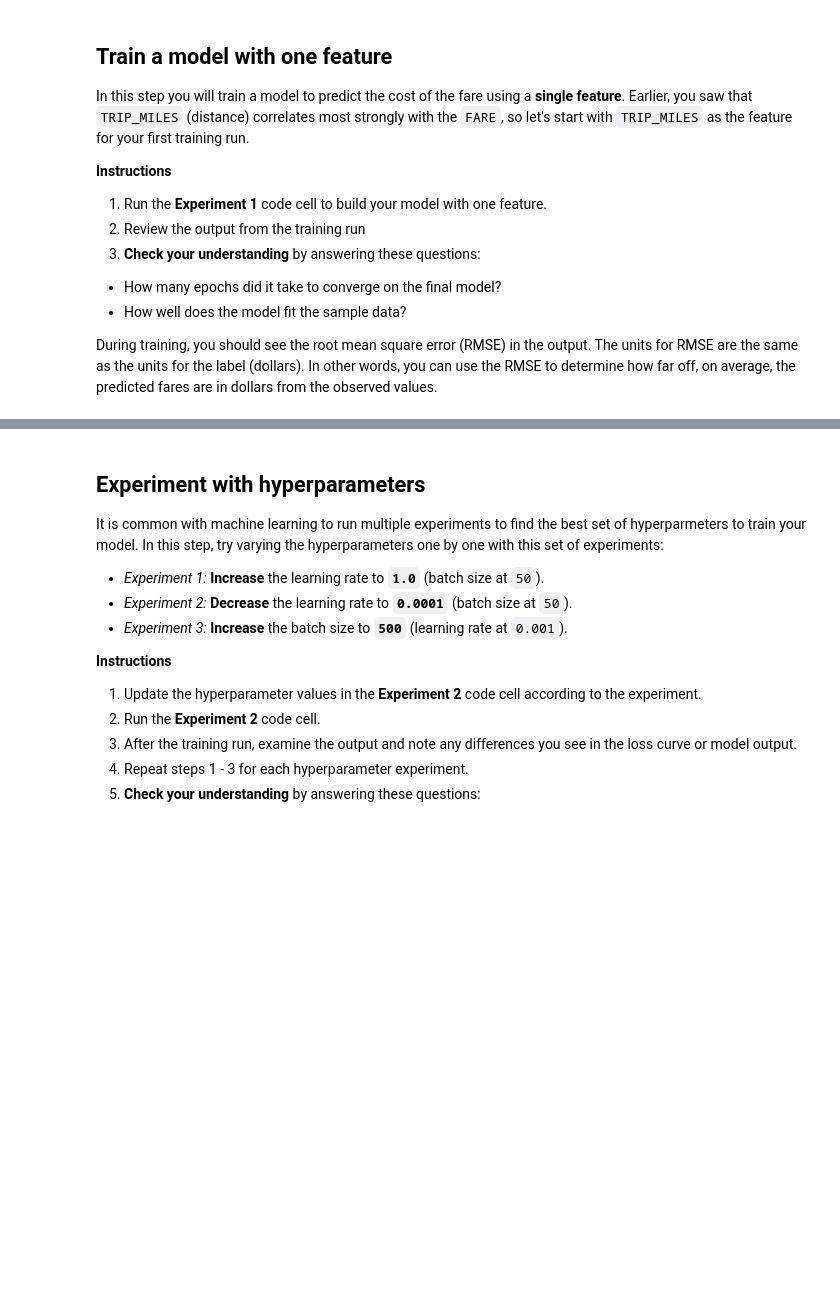
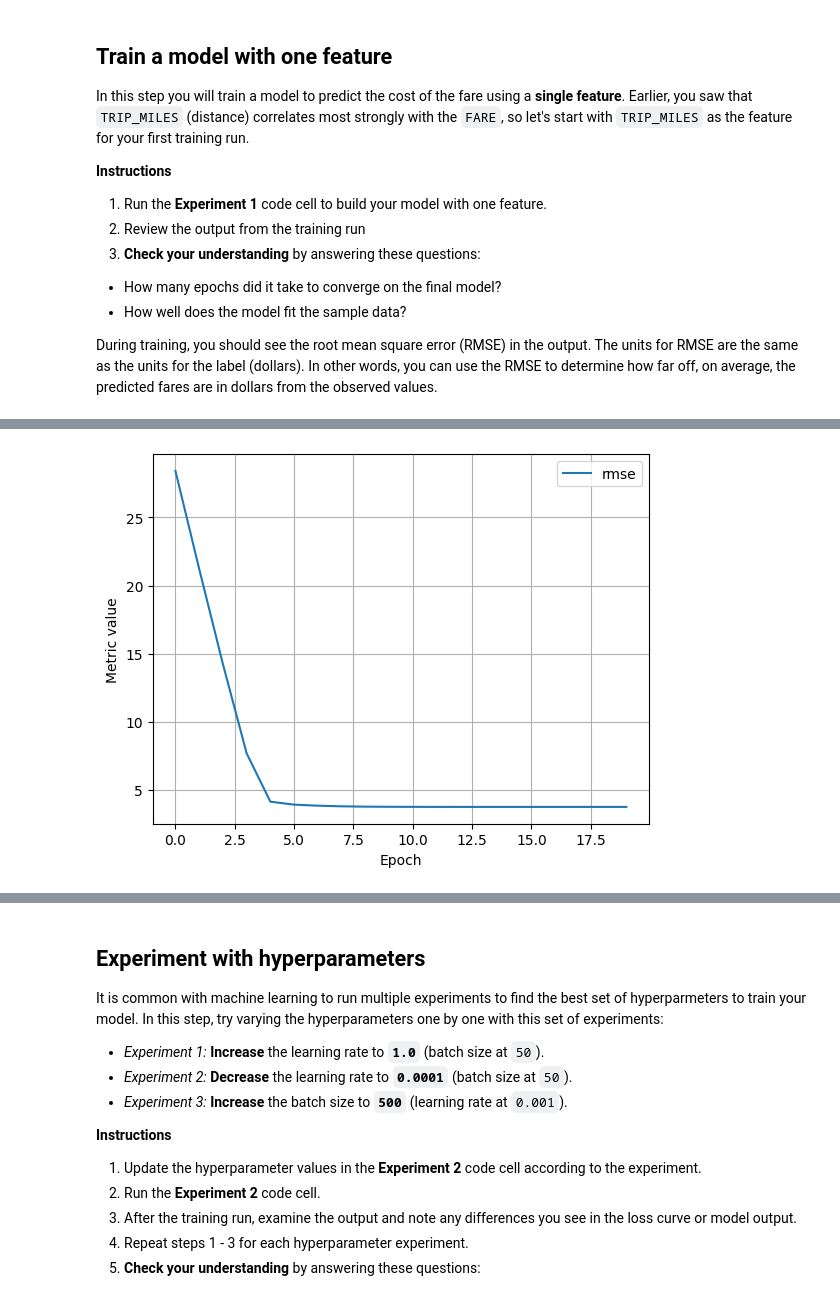
Before and after one commit to ederoli/EmonLib, a Jupyter notebook: ml/cc/exercises/linear_regression_taxi.ipynb, the cells around one changed output, grey strips where cells are left out. Drawn from its saved outputs; the diff is of its cells as text; code cells hidden in the pictures; blank space fills up the shorter version.

```diff
--- a/ml/cc/exercises/linear_regression_taxi.ipynb
+++ b/ml/cc/exercises/linear_regression_taxi.ipynb
@@ -373,14 +375,15 @@ settings_1 = ml_edu.experiment.ExperimentSettings(
     learning_rate = 0.001,
     number_epochs = 20,
     batch_size = 50,
-    input_features = ['TRIP_MILES']
+    input_features = ['MILHAS_DA_VIAGEM']
 )
 
 metrics = [keras.metrics.RootMeanSquaredError(name='rmse')]
 
 model_1 = create_model(settings_1, metrics)
 
-experiment_1 = train_model('one_feature', model_1, training_df, 'FARE', settings_1)
+experiment_1 = train_model('one_feature', model_1, training_df, 'TARIFA', settings_1)
 
 ml_edu.results.plot_experiment_metrics(experiment_1, ['rmse'])
-ml_edu.results.plot_model_predictions(experiment_1, training_df, 'FARE')
+ml_edu.results.plot_model_predictions(experiment_1, training_df, 'TARIFA')
+# %% [output]
@@ -387,3 +408,4 @@ ml_edu.results.plot_model_predictions(experiment_1, training_df, 'FARE')
+[figure, added]
 # %%
 #@title Double-click to view answers for training model with one feature
 
```
Also changed, not shown: parts of 3 cells of this notebook.
